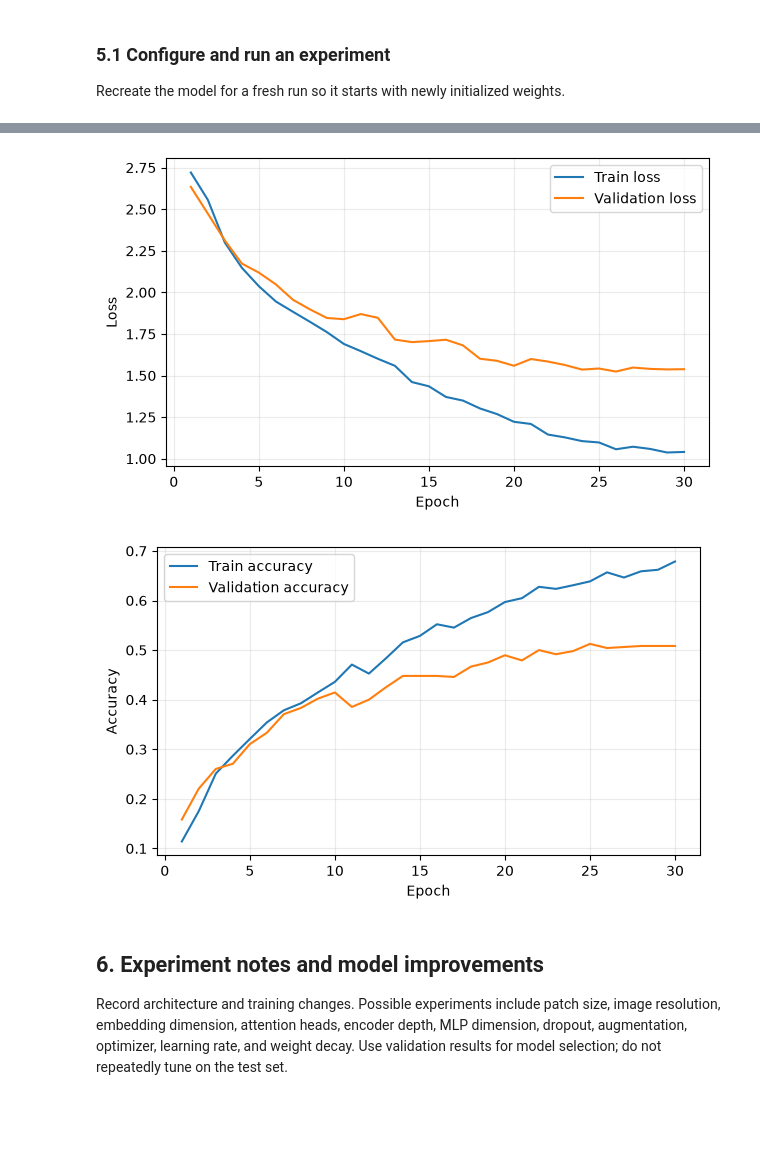
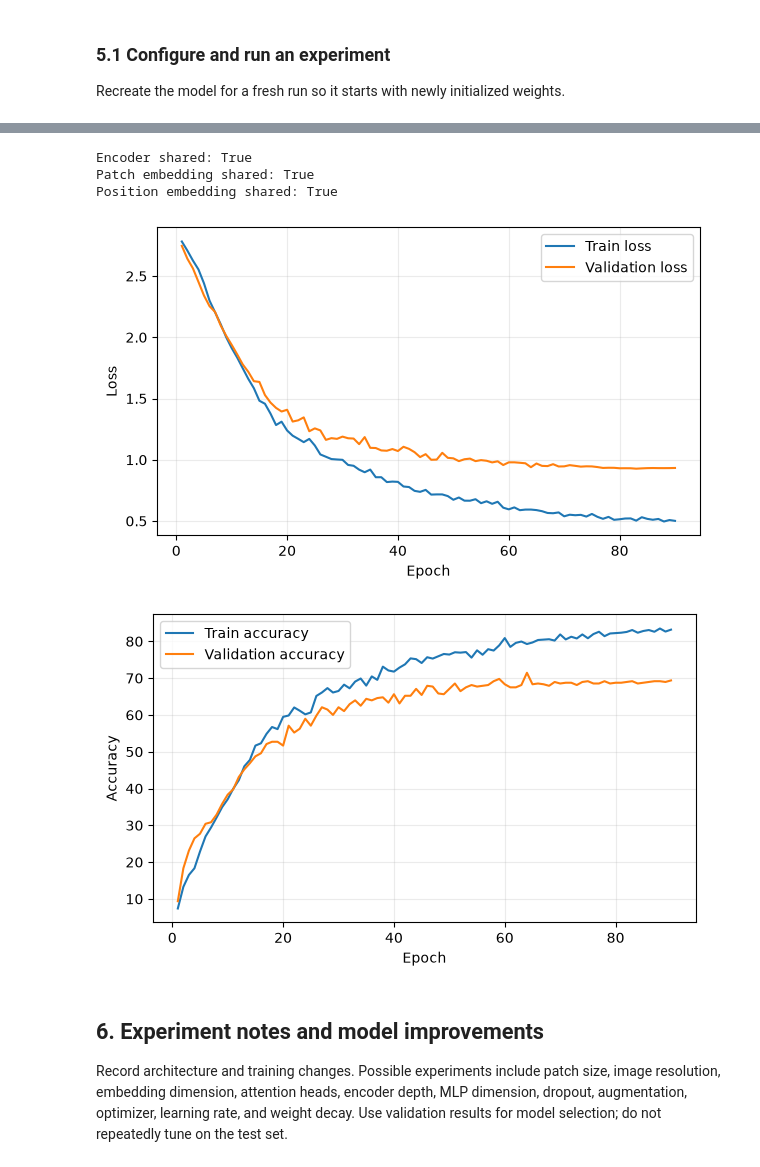
Before and after one commit to Oward2/Transformer, a Jupyter notebook: ITCS_6169_8169_ViT_Experimental_Template.ipynb, the cells around one changed output, grey strips where cells are left out. Drawn from its saved outputs; the diff is of its cells as text; code cells hidden in the pictures; blank space fills up the shorter version.

Commit message:
feature: MAE experiements high and low patch resoloution | tests involving different augmentations | modified pipeline to utilize full MAE architecture with encoder and decoder

```diff
--- a/ITCS_6169_8169_ViT_Experimental_Template.ipynb
+++ b/ITCS_6169_8169_ViT_Experimental_Template.ipynb
@@ -565,10 +1466,25 @@ Best validation accuracy: 0.5125
 # %%
 # After training:
-# history_table = display_history_table(history)
-plot_training_history(history)
+classifier = MAEClassifier(
+    mae_model=mae_model,
+    num_classes=num_classes
+).to(device)
+
+print("Encoder shared:",
+      classifier.encoder is mae_model.encoder)
+
+print("Patch embedding shared:",
+      classifier.patch_embed is mae_model.patch_embed)
+
+print("Position embedding shared:",
+      classifier.position_embedding is mae_model.position_embedding)
+plot_training_history(classification_history)
 # %% [output]
+Encoder shared: True
+Patch embedding shared: True
+Position embedding shared: True
-[figure, old version]
+[figure, new version]
-[figure, old version]
+[figure, new version]
 # %% [markdown]
 ## 6. Experiment notes and model improvements
 
```
Also changed, not shown: parts of 12 cells of this notebook, 3 other files.
